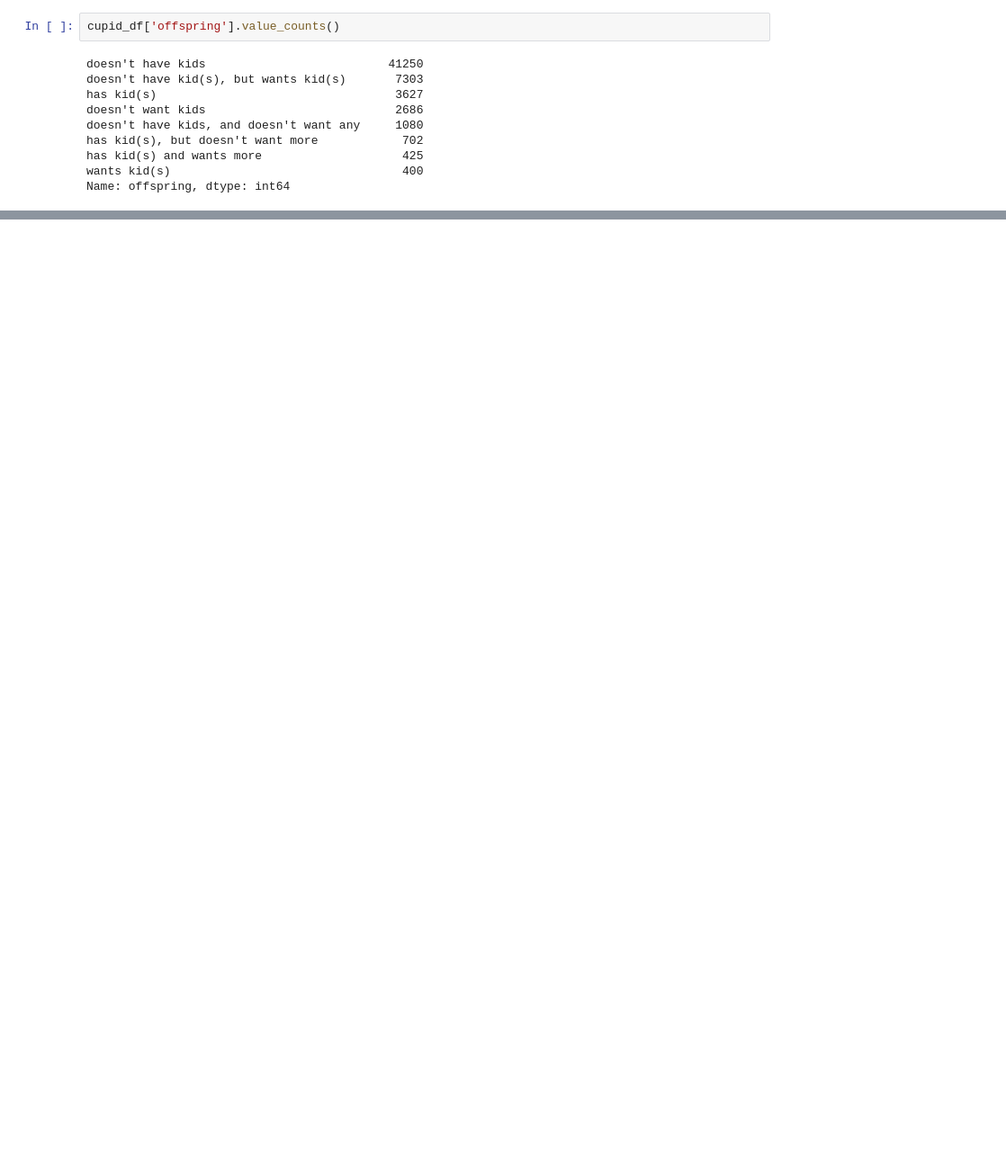
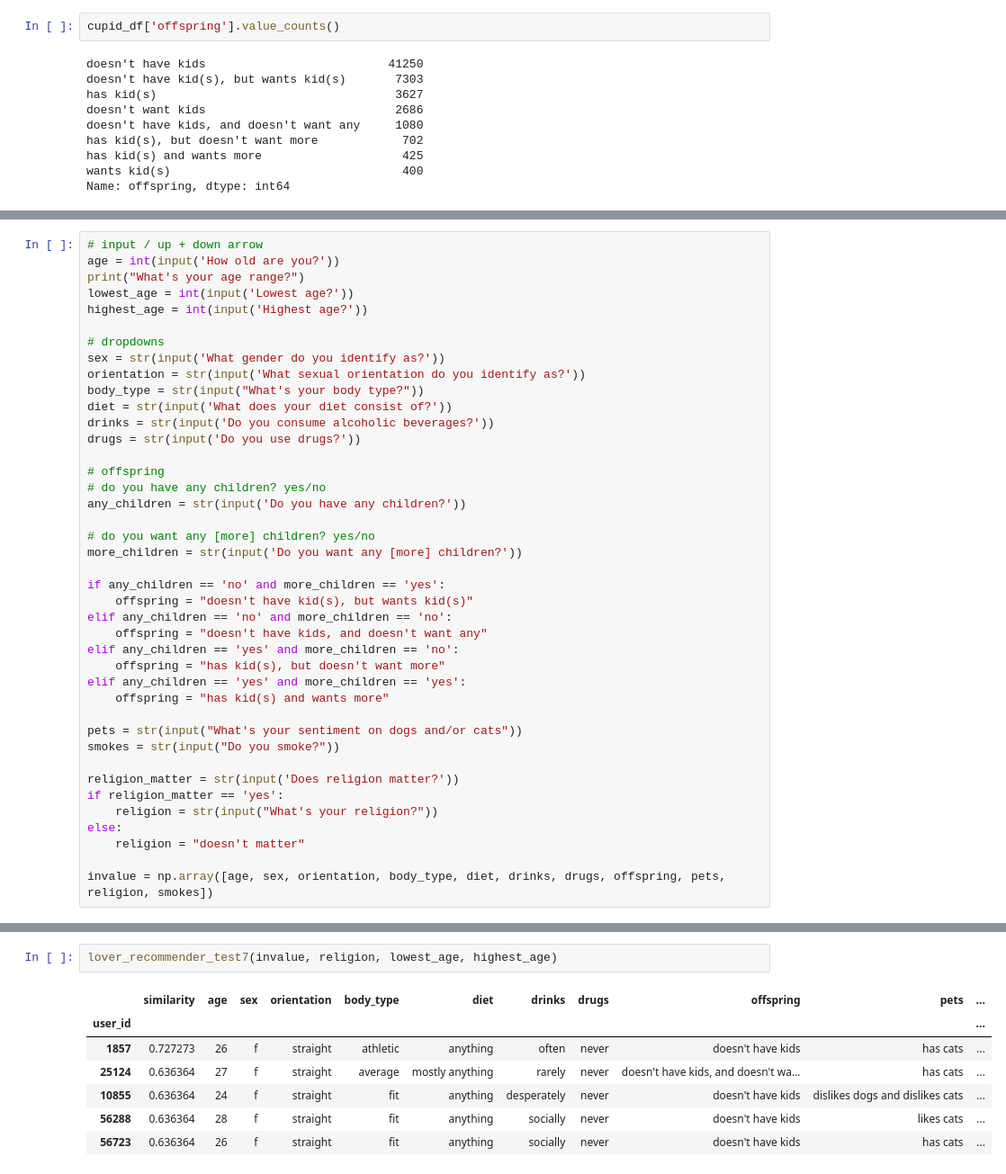
Before and after one commit to vleong1/capstone_proj, a Jupyter notebook: 06_conditional_recommenders.ipynb, the cells around one changed output, grey strips where cells are left out. Shown: that part at 90% size. Saved outputs shown, nothing was run; the diff lists cells and outputs as text; blank space fills up the shorter version.

```diff
--- a/05_conditional_recommenders.ipynb
+++ b/06_conditional_recommenders.ipynb
@@ -220,0 +369,41 @@ Name: offspring, dtype: int64
+# %%
+# input / up + down arrow
+age = int(input('How old are you?'))
+print("What's your age range?")
+lowest_age = int(input('Lowest age?'))
+highest_age = int(input('Highest age?'))
+
+# dropdowns
+sex = str(input('What gender do you identify as?'))
+orientation = str(input('What sexual orientation do you identify as?'))
+body_type = str(input("What's your body type?"))
+diet = str(input('What does your diet consist of?'))
+drinks = str(input('Do you consume alcoholic beverages?'))
+drugs = str(input('Do you use drugs?'))
+
+# offspring
+# do you have any children? yes/no
+any_children = str(input('Do you have any children?'))
+
+# do you want any [more] children? yes/no
+more_children = str(input('Do you want any [more] children?'))
+
+if any_children == 'no' and more_children == 'yes':
+    offspring = "doesn't have kid(s), but wants kid(s)"
+elif any_children == 'no' and more_children == 'no':
+    offspring = "doesn't have kids, and doesn't want any"
+elif any_children == 'yes' and more_children == 'no':
+    offspring = "has kid(s), but doesn't want more"
+elif any_children == 'yes' and more_children == 'yes':
+    offspring = "has kid(s) and wants more"
+
+pets = str(input("What's your sentiment on dogs and/or cats"))
+smokes = str(input("Do you smoke?"))
+
+religion_matter = str(input('Does religion matter?'))
+if religion_matter == 'yes':
+    religion = str(input("What's your religion?"))
+else:
+    religion = "doesn't matter"
+
+invalue = np.array([age, sex, orientation, body_type, diet, drinks, drugs, offspring, pets, religion, smokes])
@@ -220,0 +427,10 @@ Name: offspring, dtype: int64
+# %%
+lover_recommender_test7(invalue, religion, lowest_age, highest_age)
+# %% [output]
+|  | similarity | age | sex | orientation | body_type | diet | drinks | drugs | offspring | pets | ... |
+| user_id |  |  |  |  |  |  |  |  |  |  | ... |
+| 1857 | 0.727273 | 26 | f | straight | athletic | anything | often | never | doesn't have kids | has cats | ... |
+| 25124 | 0.636364 | 27 | f | straight | average | mostly anything | rarely | never | doesn't have kids, and doesn't wa... | has cats | ... |
+| 10855 | 0.636364 | 24 | f | straight | fit | anything | desperately | never | doesn't have kids | dislikes dogs and dislikes cats | ... |
+| 56288 | 0.636364 | 28 | f | straight | fit | anything | socially | never | doesn't have kids | likes cats | ... |
+| 56723 | 0.636364 | 26 | f | straight | fit | anything | socially | never | doesn't have kids | has cats | ... |
```
Also changed, not shown: parts of 9 cells of this notebook, 7 other files.
